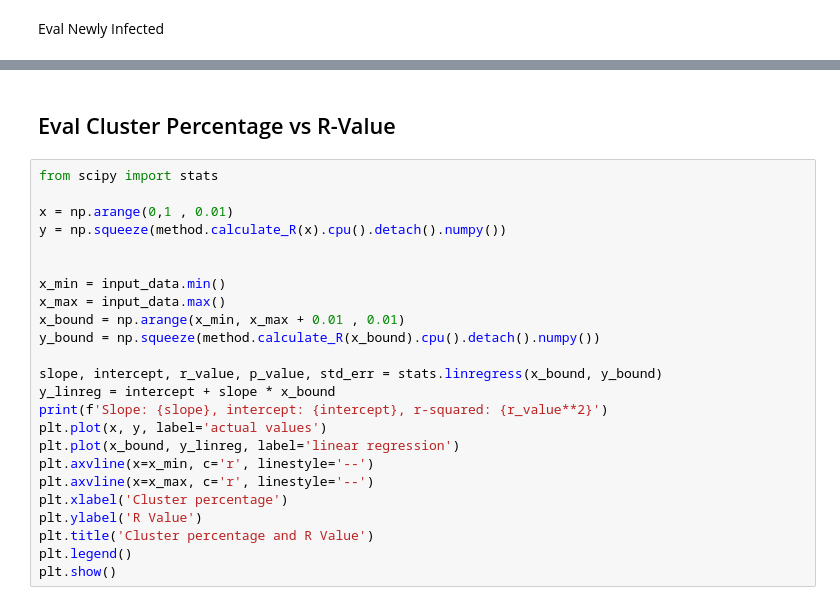
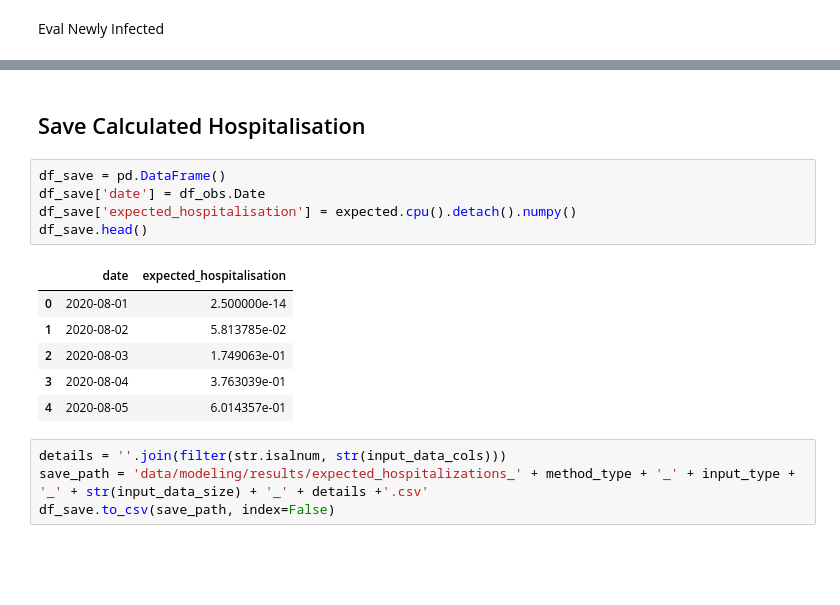
Before and after one commit to anuarsantoyo/master-thesis, a Jupyter notebook: model/model_optimization_alldata.ipynb, the cells around one changed output, grey strips where cells are left out. Cells and saved outputs as stored; diff of their text form; blank space fills up the shorter version.

```diff
--- a/model/model_optimization_alldata.ipynb
+++ b/model/model_optimization_alldata.ipynb
@@ -319,26 +363,18 @@ plt.show()
-# %% [markdown]
-## Eval Cluster Percentage vs R-Value
-# %%
-from scipy import stats
-
-x = np.arange(0,1 , 0.01)
-y = np.squeeze(method.calculate_R(x).cpu().detach().numpy())
-
-
-x_min = input_data.min()
-x_max = input_data.max()
-x_bound = np.arange(x_min, x_max + 0.01 , 0.01)
-y_bound = np.squeeze(method.calculate_R(x_bound).cpu().detach().numpy())
-
-slope, intercept, r_value, p_value, std_err = stats.linregress(x_bound, y_bound)
-y_linreg = intercept + slope * x_bound
-print(f'Slope: {slope}, intercept: {intercept}, r-squared: {r_value**2}')
-plt.plot(x, y, label='actual values')
-plt.plot(x_bound, y_linreg, label='linear regression')
-plt.axvline(x=x_min, c='r', linestyle='--')
-plt.axvline(x=x_max, c='r', linestyle='--')
-plt.xlabel('Cluster percentage')
-plt.ylabel('R Value')
-plt.title('Cluster percentage and R Value')
-plt.legend()
-plt.show()
+# %% [markdown]
+## Save Calculated Hospitalisation
+# %%
+df_save = pd.DataFrame()
+df_save['date'] = df_obs.Date
+df_save['expected_hospitalisation'] = expected.cpu().detach().numpy()
+df_save.head()
+# %% [output]
+|  | date | expected_hospitalisation |
+| 0 | 2020-08-01 | 2.500000e-14 |
+| 1 | 2020-08-02 | 5.813785e-02 |
+| 2 | 2020-08-03 | 1.749063e-01 |
+| 3 | 2020-08-04 | 3.763039e-01 |
+| 4 | 2020-08-05 | 6.014357e-01 |
+# %%
+details = ''.join(filter(str.isalnum, str(input_data_cols)))
+save_path = 'data/modeling/results/expected_hospitalizations_' + method_type + '_' + input_type + '_' + str(input_data_size) + '_' + details +'.csv'
+df_save.to_csv(save_path, index=False)
```
Also changed, not shown: parts of 28 cells of this notebook, 9 other files.
